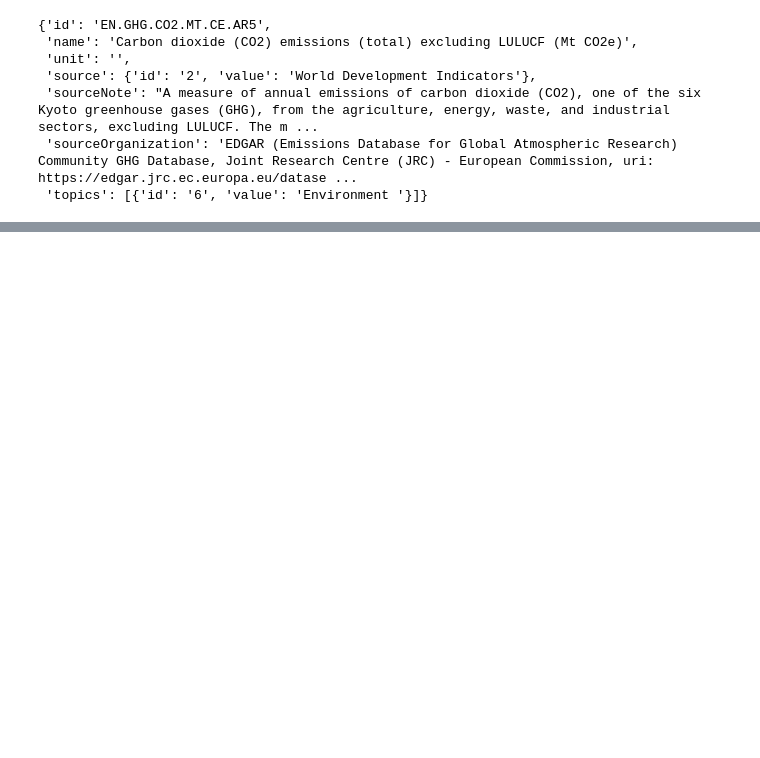
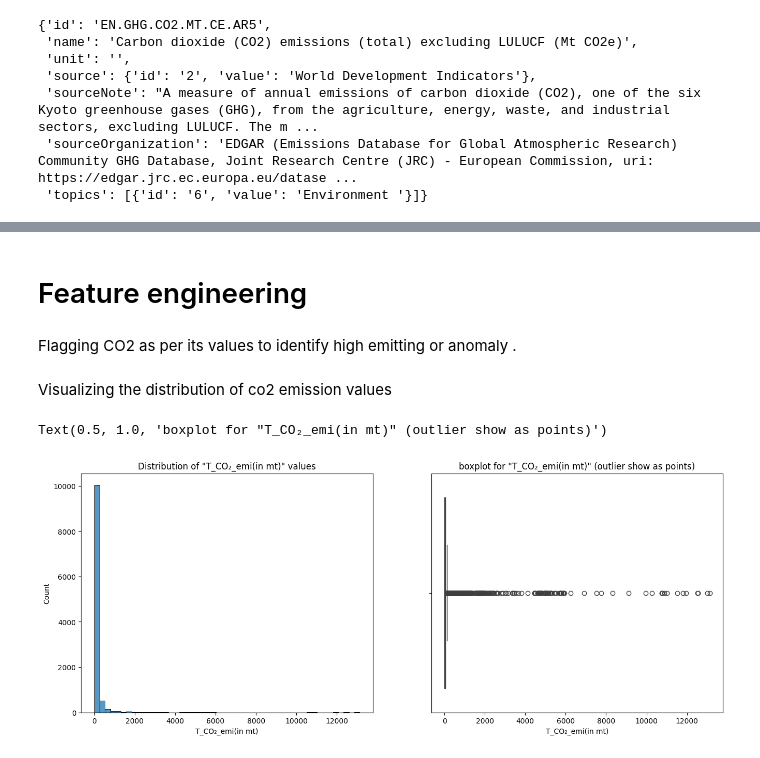
Before and after one commit to Aditya5235/global-climate-dashboard, a Jupyter notebook: notebooks/eda/CO2_emission.ipynb, the cells around one changed output, grey strips where cells are left out. Saved outputs shown, nothing was run; the diff lists cells and outputs as text; code cells hidden in the pictures; blank space fills up the shorter version.

```diff
--- a/notebooks/eda/CO2_emission.ipynb
+++ b/notebooks/eda/CO2_emission.ipynb
@@ -41,3 +77,7 @@ metadata
  'sourceNote': "A measure of annual emissions of carbon dioxide (CO2), one of the six Kyoto greenhouse gases (GHG), from the agriculture, energy, waste, and industrial sectors, excluding LULUCF. The m ...
  'sourceOrganization': 'EDGAR (Emissions Database for Global Atmospheric Research) Community GHG Database, Joint Research Centre (JRC) - European Commission, uri: https://edgar.jrc.ec.europa.eu/datase ...
  'topics': [{'id': '6', 'value': 'Environment '}]}
+# %%
+data = pd.read_csv('../../data/raw/co2_emission.csv' )
+
+data.sample(10)
@@ -43,0 +229,12 @@ metadata
+# %%
+
+agg_df = data.copy()            # dataframe with aggregated+all country
+print('For dataframe with aggregated country')
+print('total null values is ', agg_df.isnull().sum().sum())
+print('DataFrame shape is :' , agg_df.shape)
+print('  \n ')
+
+df = data[~data['Country_code'].isin(agg_code)].copy() #dataFramw with only country (no aggregate country)
+print('For dataFramw with no aggregate country ')
+print('total null values is ', df.isnull().sum().sum())
+print('DataFrame shape is :' , df.shape)
@@ -43,0 +269,37 @@ metadata
+# %% [markdown]
+# Feature engineering
+# %%
+df = df.sort_values( ['Country_code' , 'date' ])
+
+# calculating rolling mean
+df['3y_rolling_mean'] = df.groupby('Country_code')[value].transform(lambda x: x.rolling(3 , min_periods = 3).mean())
+# %% [markdown]
+Flagging CO2 as per its values to identify high emitting or anomaly .
+# %%
+# High emitter by percentile (99th)
+threshold_high = df[value].quantile(0.99)
+df['is_high_emitter'] = df[value] > threshold_high
+df.head()
+
+# temporal anomaly: large year-over-year jump
+df = df.sort_values(['Country_code' , 'date'])
+df['co2_yoy_pct'] = df.groupby('Country_code')[value].pct_change()* 100
+df['yoy_std_5yr'] = df.groupby('Country_code')['co2_yoy_pct'].transform(lambda x: x.rolling(5, min_periods=1).std().abs())
+df['is_temporal_anomaly'] = (df['co2_yoy_pct'].abs() > 3 * df['yoy_std_5yr']) & (df['co2_yoy_pct'].abs() > 50)
+# %% [markdown]
+Visualizing the distribution of co2 emission values
+# %%
+# cheching data distribution of co2
+
+plt.figure(figsize = (16,6))
+
+plt.subplot(1,2,1)
+sns.histplot(df[value] , bins = 50)
+plt.title(f'Distribution of "{value}" values')
+
+plt.subplot(1,2,2)
+sns.boxplot(x= df[value])
+plt.title(f'boxplot for "{value}" (outlier show as points)')
+# %% [output]
+Text(0.5, 1.0, 'boxplot for "T_CO₂_emi(in mt)" (outlier show as points)')
+[figure, added]
```
Also changed, not shown: parts of 54 cells of this notebook, 8 other files.
